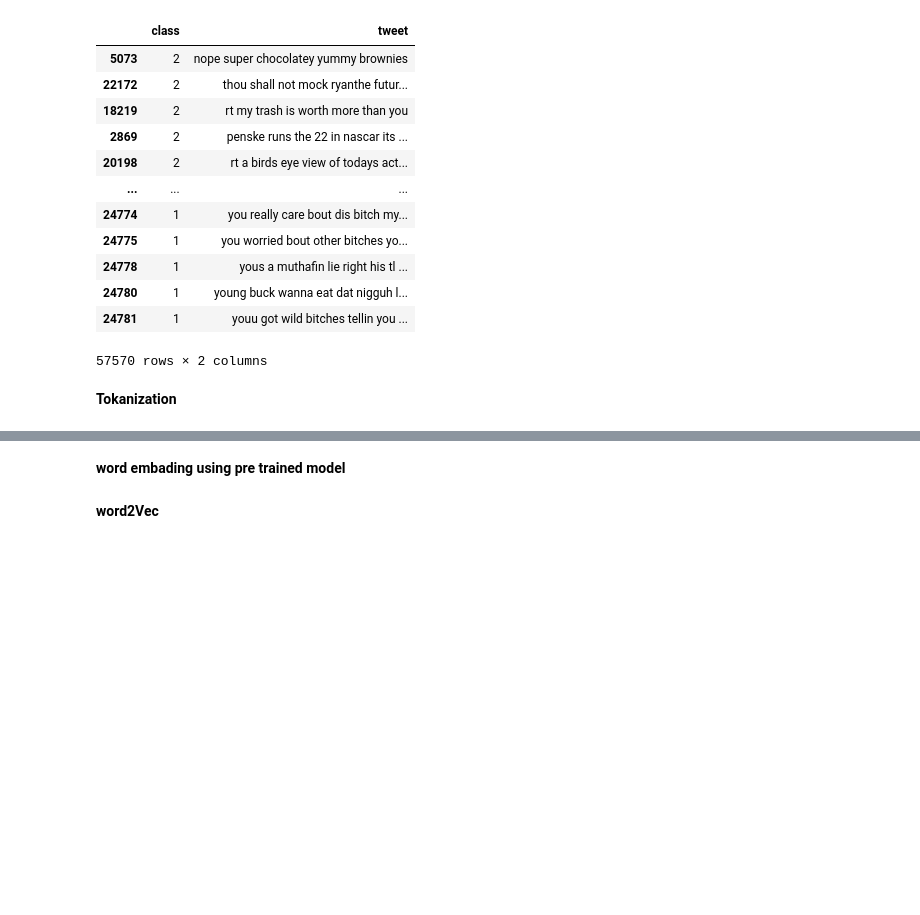
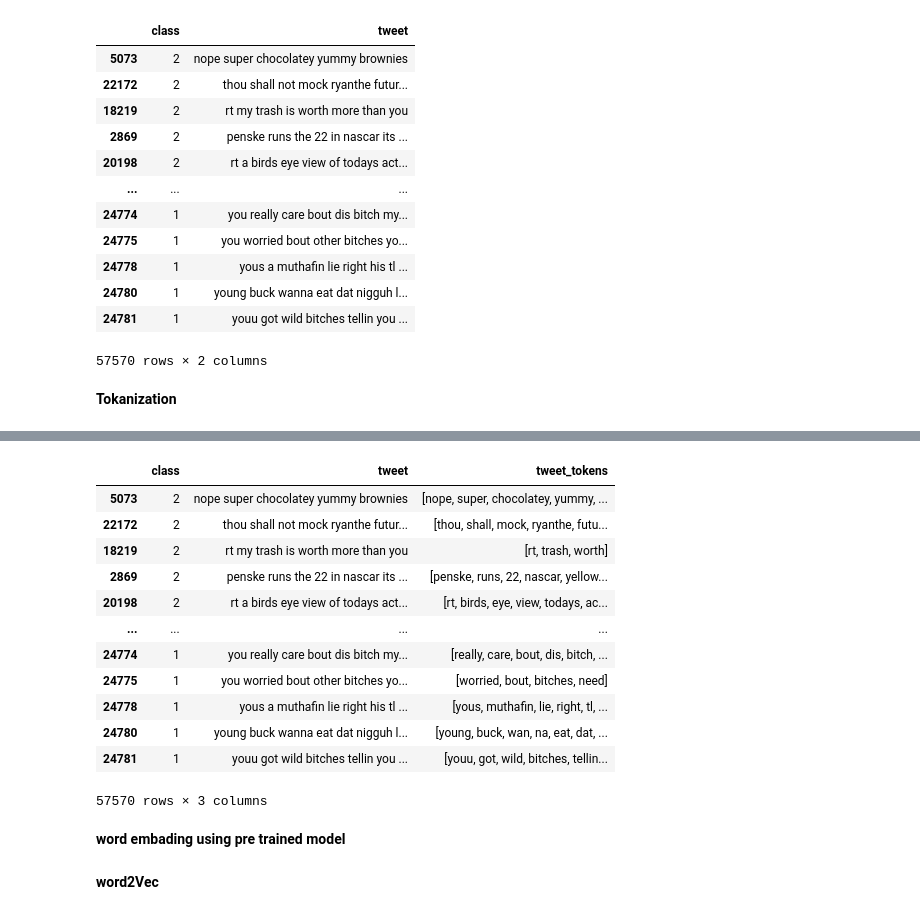
Before and after one commit to kithmiGunawardna/Hate_Speech_detection, a Jupyter notebook: Deep_learning_model_hate_speech_detection_using_pretrained_embadding_(RNN).ipynb, the cells around one changed output, grey strips where cells are left out. Drawn from its saved outputs; the diff is of its cells as text; code cells hidden in the pictures; blank space fills up the shorter version.

```diff
--- a/Deep_learning_model_hate_speech_detection_using_pretrained_embadding_(RNN).ipynb
+++ b/Deep_learning_model_hate_speech_detection_using_pretrained_embadding_(RNN).ipynb
@@ -286,3 +304,19 @@ oversampled_df1 = oversampled_df.copy(deep=True)
+# %%
+oversampled_df
+# %% [output]
+|  | class | tweet | tweet_tokens |
+| 5073 | 2 | nope super chocolatey yummy brownies | [nope, super, chocolatey, yummy, ... |
+| 22172 | 2 | thou shall not mock ryanthe futur... | [thou, shall, mock, ryanthe, futu... |
+| 18219 | 2 | rt my trash is worth more than you | [rt, trash, worth] |
+| 2869 | 2 | penske runs the 22 in nascar its ... | [penske, runs, 22, nascar, yellow... |
+| 20198 | 2 | rt a birds eye view of todays act... | [rt, birds, eye, view, todays, ac... |
+| ... | ... | ... | ... |
+| 24774 | 1 | you really care bout dis bitch my... | [really, care, bout, dis, bitch, ... |
+| 24775 | 1 | you worried bout other bitches yo... | [worried, bout, bitches, need] |
+| 24778 | 1 | yous a muthafin lie right his tl ... | [yous, muthafin, lie, right, tl, ... |
+| 24780 | 1 | young buck wanna eat dat nigguh l... | [young, buck, wan, na, eat, dat, ... |
+| 24781 | 1 | youu got wild bitches tellin you ... | [youu, got, wild, bitches, tellin... |
+57570 rows × 3 columns
 # %% [markdown]
 **word embading using pre trained model**
 # %% [markdown]
```
Also changed, not shown: parts of 38 cells of this notebook.
